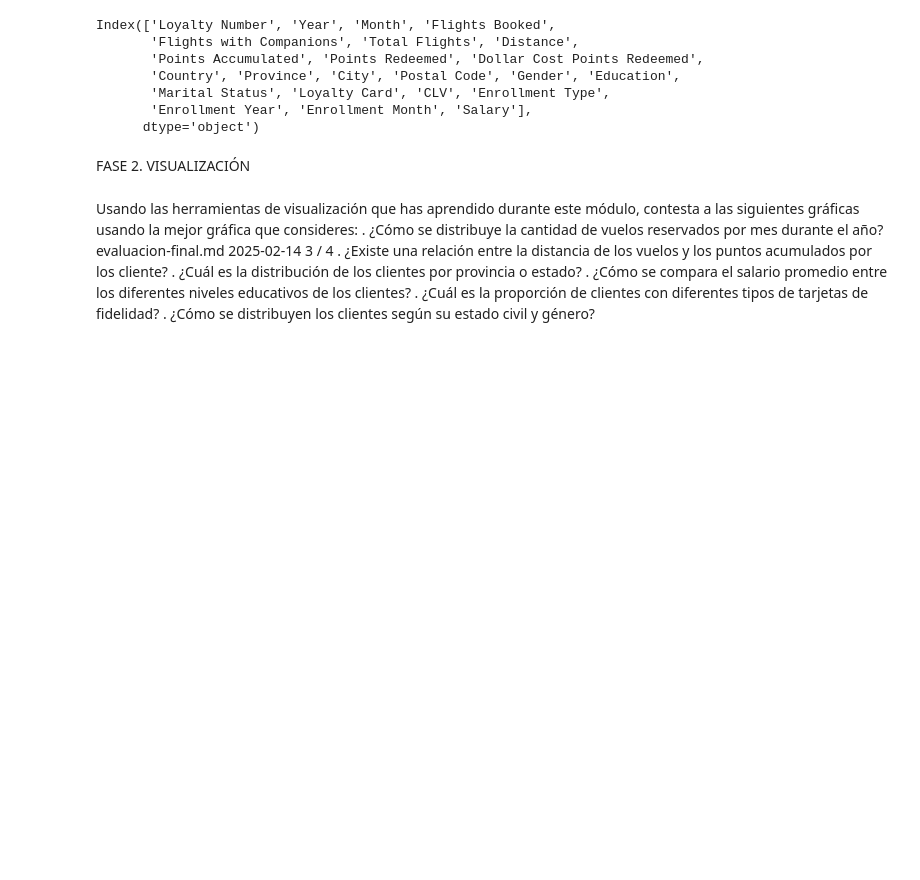
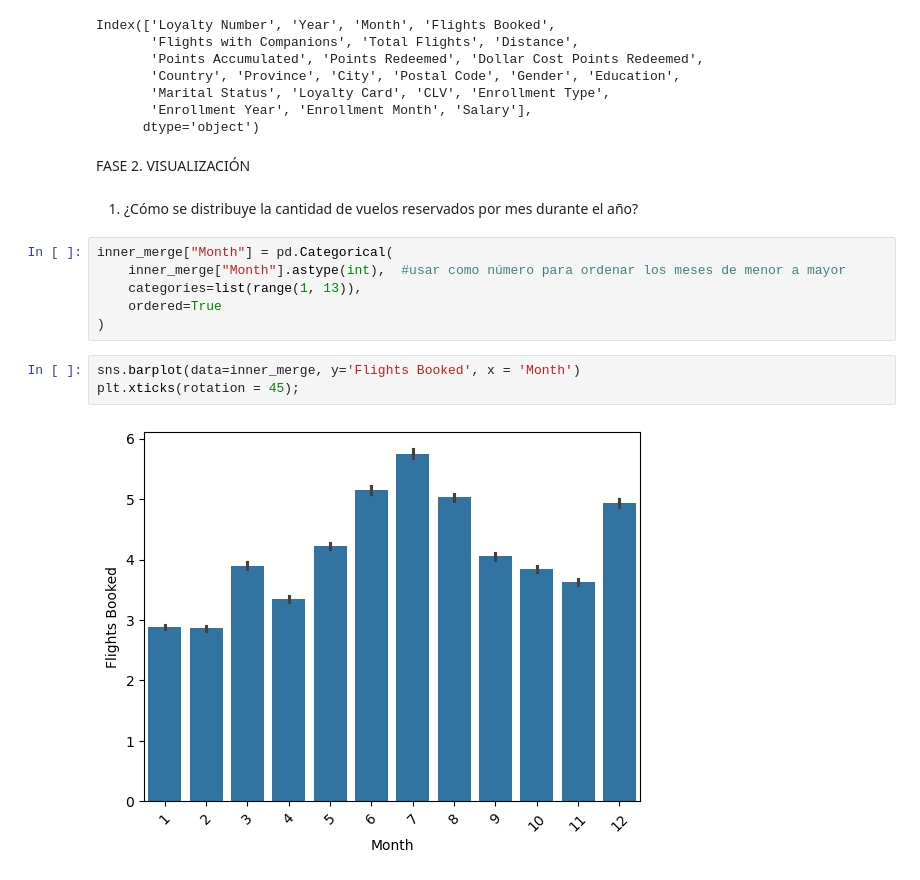
Before and after one commit to Adalab/bda-modulo-3-evaluacion-final-AndreinaTeixeira, a Jupyter notebook: evaluacion 3.ipynb, the cells around one changed output. Cells and saved outputs as stored; diff of their text form; blank space fills up the shorter version.

```diff
--- a/evaluacion 3.ipynb
+++ b/evaluacion 3.ipynb
@@ -777,13 +777,15 @@ Index(['Loyalty Number', 'Year', 'Month', 'Flights Booked',
 # %% [markdown]
 FASE 2. VISUALIZACIÓN
 # %% [markdown]
-Usando las herramientas de visualización que has aprendido durante este módulo, contesta a las siguientes
-gráficas usando la mejor gráfica que consideres:
-. ¿Cómo se distribuye la cantidad de vuelos reservados por mes durante el año?
-evaluacion-final.md 2025-02-14
-3 / 4
-. ¿Existe una relación entre la distancia de los vuelos y los puntos acumulados por los cliente?
-. ¿Cuál es la distribución de los clientes por provincia o estado?
-. ¿Cómo se compara el salario promedio entre los diferentes niveles educativos de los clientes?
-. ¿Cuál es la proporción de clientes con diferentes tipos de tarjetas de fidelidad?
-. ¿Cómo se distribuyen los clientes según su estado civil y género?
+1. ¿Cómo se distribuye la cantidad de vuelos reservados por mes durante el año?
+# %%
+inner_merge["Month"] = pd.Categorical(
+    inner_merge["Month"].astype(int),  #usar como número para ordenar los meses de menor a mayor
+    categories=list(range(1, 13)),
+    ordered=True
+)
+# %%
+sns.barplot(data=inner_merge, y='Flights Booked', x = 'Month')
+plt.xticks(rotation = 45);
+# %% [output]
+[figure, added]
```
Also changed, not shown: parts of 17 cells of this notebook.
